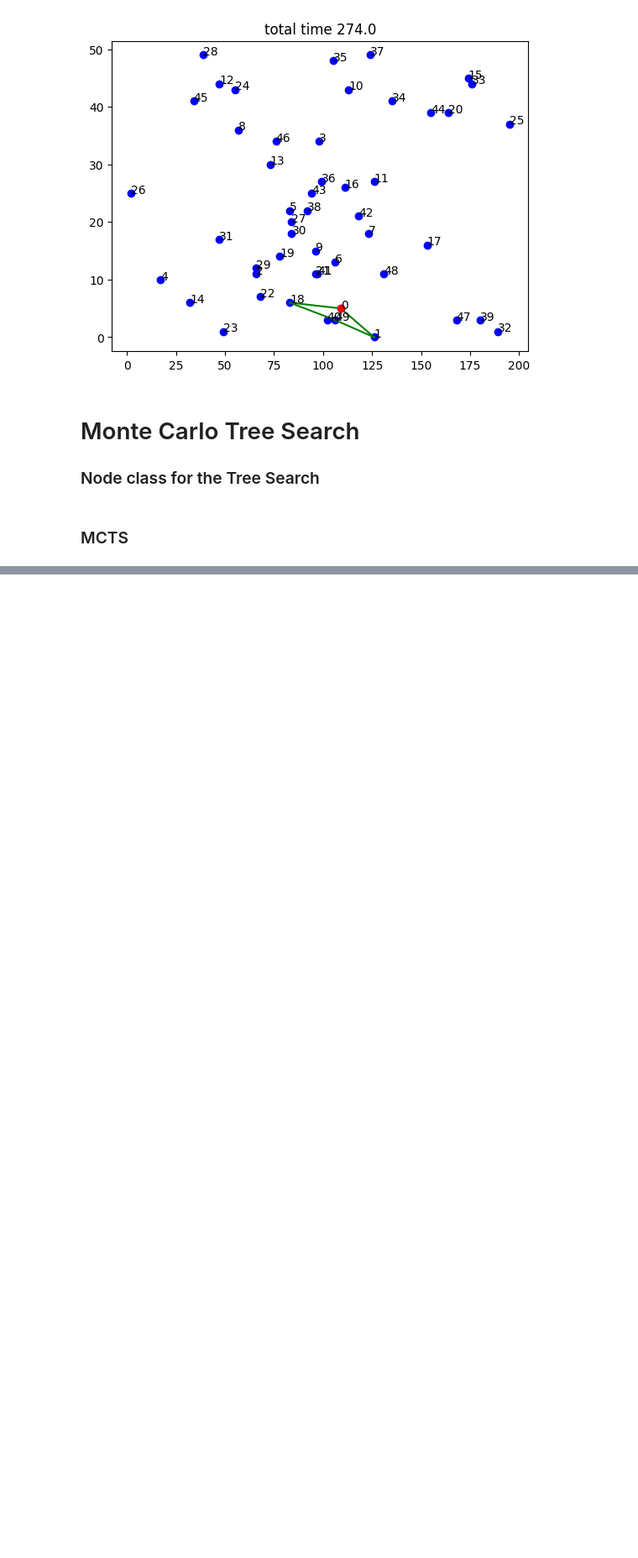
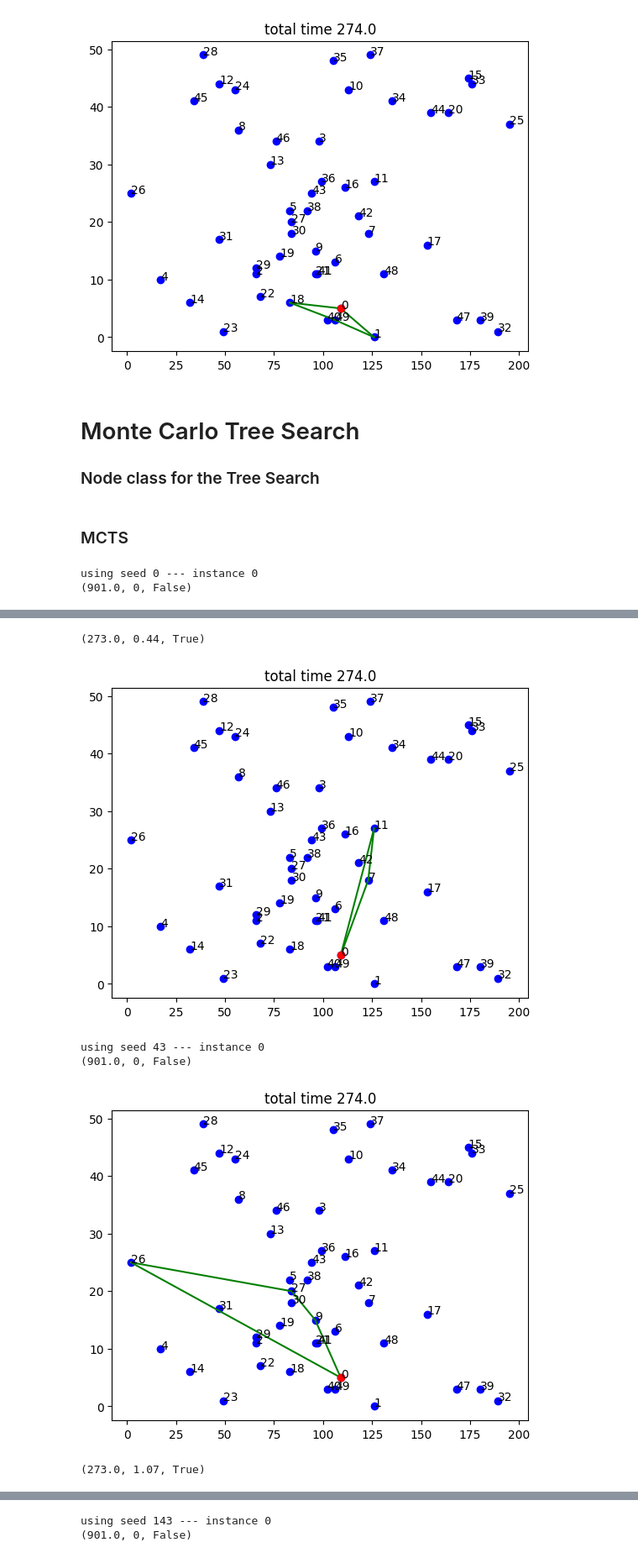
Before and after one commit to filippocasari/AS4-AI, a Jupyter notebook: MCTS_for_the_OPTW.ipynb, the cells around one changed output, grey strips where cells are left out. Shown at 84% size. Drawn from its saved outputs; the diff is of its cells as text; code cells hidden in the pictures; blank space fills up the shorter version.

```diff
--- a/MCTS_for_the_OPTW.ipynb
+++ b/MCTS_for_the_OPTW.ipynb
@@ -148,18 +148,18 @@ class MCTS:
 
     # saving the best tour so far, its reward and time travel
     self.best_tour_so_far = initial_path + [0]
-    travel_time, self.max_reward, _ = self.env.check_solution(self.best_tour_so_far)
+    self.travel_time, self.max_reward, _ = self.env.check_solution(self.best_tour_so_far)
 
     # these operations find the promising CL for the root node
     ordered_view = {i: self.env.x[i, 5] / (self.env.x[i, 3] / self.env.x[i, 6]) for i in range(1, self.num_of_customers) if i not in initial_path
-                    and self.env.adj[self.root_node, i] + travel_time < self.env.x[i, 4]
-                    and self.env.adj[i, 0] + self.env.adj[self.root_node, i] + travel_time < self.env.x[i, 6]}
+                    and self.env.adj[self.root_node, i] + self.travel_time < self.env.x[i, 4]
+                    and self.env.adj[i, 0] + self.env.adj[self.root_node, i] + self.travel_time < self.env.x[i, 6]}
     ordered_list = [k for k, v in sorted(ordered_view.items(), key=lambda item: item[1]) if k not in initial_path]
 
     # initialize the root node
     self.root = Node(parent=None,
                      node= self.root_node,
-                     travel_time =travel_time,
+                     travel_time =self.travel_time,
                      partial_path=initial_path,
                      current_reward=0,
                      expandable_customers=ordered_list)
@@ -247,12 +247,12 @@ class MCTS:
       ordered_view = {i: (self.env.x[i, 5] + np.finfo(float).eps)/(self.env.x[i, 3] / self.env.x[i, 6] + np.finfo(float).eps ) for i in range(1, self.num_of_customers) if i not in new_path
                       and self.env.adj[customer, i] + travel_time < self.env.x[i, 4]
                       and self.env.adj[i, 0] + self.env.adj[customer, i] + travel_time < self.env.x[i, 6]}
-      ordered_list = [k for k, v in sorted(ordered_view.items(), key=lambda item: -item[1]) if k not in new_path]
-      if len(ordered_list) == 0:
+      self.ordered_list = [k for k, v in sorted(ordered_view.items(), key=lambda item: -item[1]) if k not in new_path]
+      if len(self.ordered_list) == 0:
         customer = 0
       else:
         probabilities = softmax(np.array([v for k, v in sorted(ordered_view.items(), key=lambda item: -item[1]) if k not in new_path]))
-        customer = int(np.random.choice(ordered_list, 1, p=probabilities))
+        customer = int(np.random.choice(self.ordered_list, 1, p=probabilities))
 
       new_path.append(customer)
       travel_time = max(travel_time + self.env.adj[new_path[-2], customer], self.env.x[customer, 3])
@@ -286,3 +286,54 @@ class MCTS:
         self.backup(current_node, reward_esteem)
 
     return self.root.policy if self.root.policy != None else 0
+# %%
+seeds = [0, 43, 143]
+instances =[0,1, 2]
+import random
+import numpy as np
+import matplotlib.pyplot as plt
+solutions ={"instance": [], "seed":[], "best_sol":[], "tour_time":[], "reward":[]}
+for instance in instances:
+
+  for seed in seeds:
+
+        print(f"using seed {seed} --- instance {instance}")
+        np.random.seed(seed)
+        random.seed(seed)
+        env = Env(from_file=True, instance_number=instance)
+        time_limit = 5
+        sol = [0]
+        best_sol = None
+        best_r = 0
+
+        while True:
+          mcts = MCTS(env, time_limit, sol)
+          mcts.best_tour_so_far = best_sol
+          mcts.max_reward = best_r
+          new_customer = mcts.step()
+          # print("a new customer is", new_customer)
+          sol.append(new_customer)
+
+          if mcts.max_reward > best_r:
+            best_r = mcts.max_reward
+            best_sol = mcts.best_tour_so_far
+
+          if sol[-1] == 0:
+            break
+        plt.title(f"seed {seed} --- instance {instance}")
+        if best_sol is None:
+          best_sol= sol
+
+        print(env.check_solution(list(sol)))
+        plot_instance(env.x, list(sol))
+        print(env.check_solution(list(best_sol)))
+        plot_instance(env.x, list(best_sol))
+        tour_time, tour_reward, fea = env.check_solution(best_sol)
+        solutions["instance"].append(instance)
+        solutions["seed"].append(seed)
+        solutions["best_sol"].append(best_sol)
+        solutions["tour_time"].append(tour_time)
+        solutions["reward"].append(tour_reward)
+# %% [output]
+using seed 0 --- instance 0
+(901.0, 0, False)
@@ -288,0 +341,6 @@ class MCTS:
+(273.0, 0.44, True)
+[figure, added]
+using seed 43 --- instance 0
+(901.0, 0, False)
+[figure, added]
+(273.0, 1.07, True)
@@ -288,0 +348,2 @@ class MCTS:
+using seed 143 --- instance 0
+(901.0, 0, False)
```
Also changed, not shown: parts of 9 cells of this notebook.
